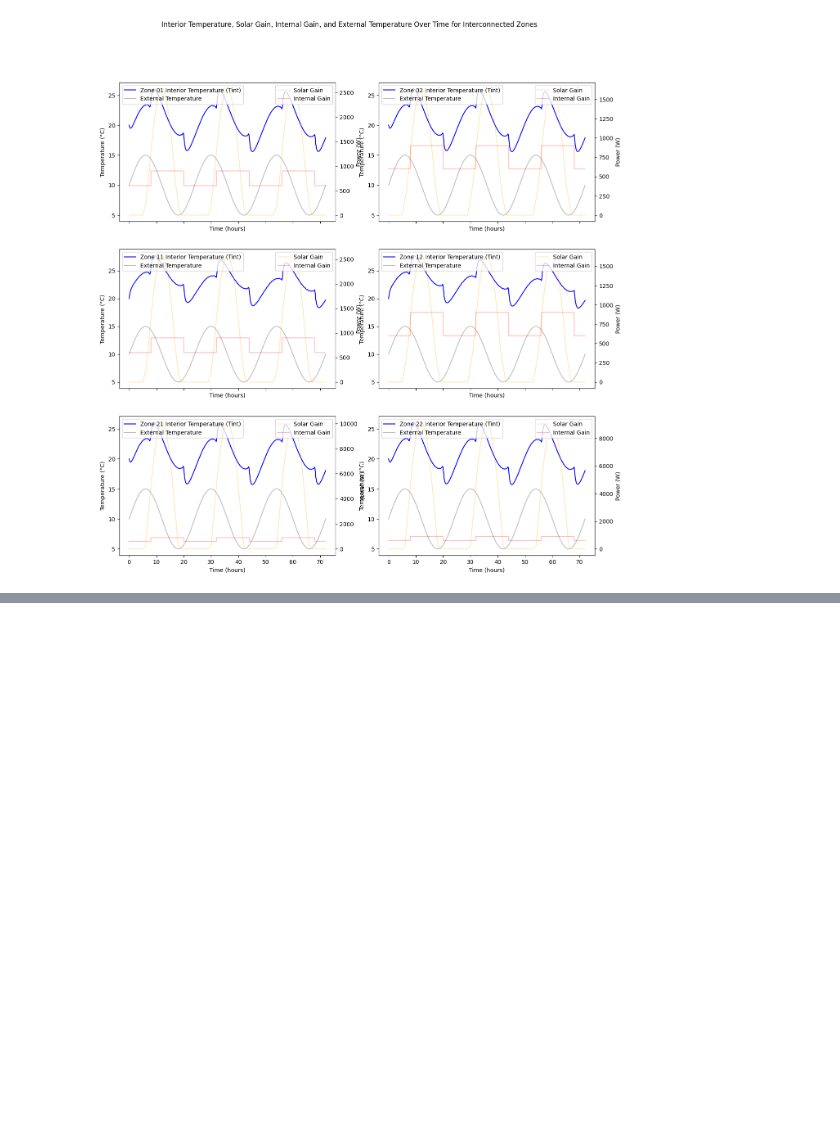
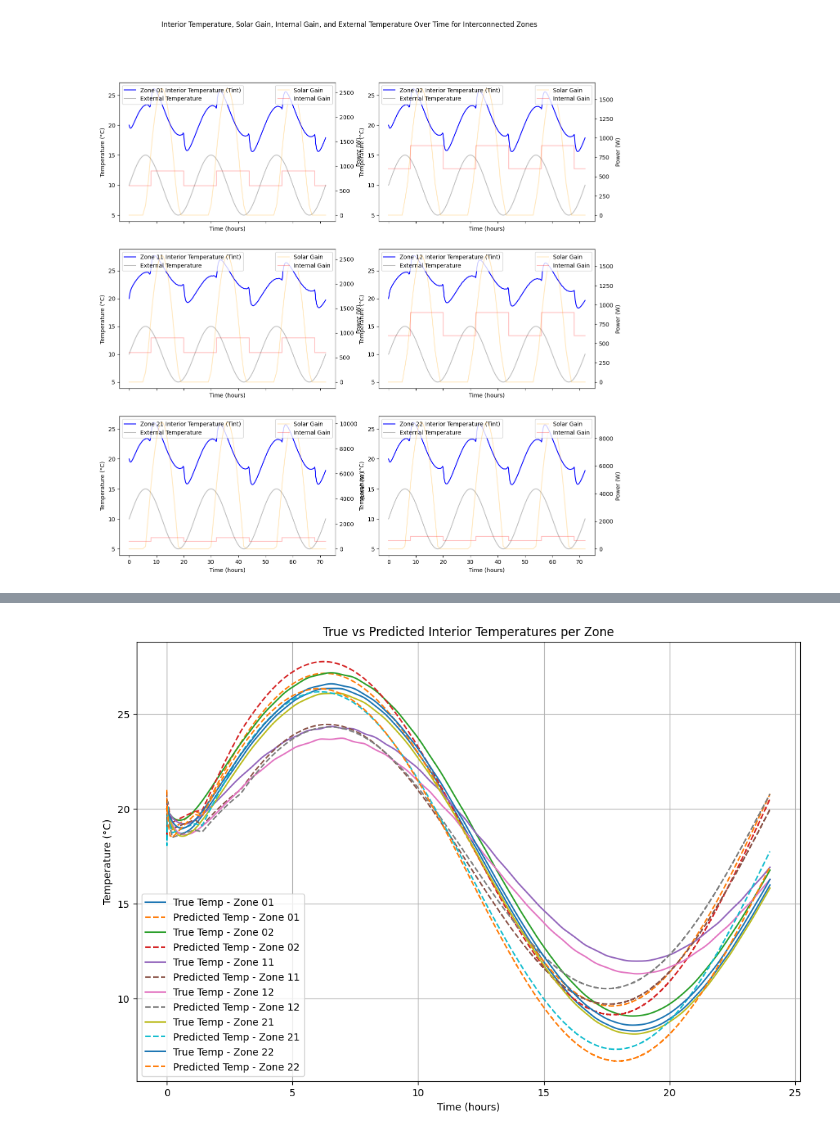
Before and after one commit to Timo-they/NN-Hybrid-Model-Thermal, a Jupyter notebook: Thermal_Model.ipynb, the cells around one changed output, grey strips where cells are left out. Drawn from its saved outputs; the diff is of its cells as text; code cells hidden in the pictures; blank space fills up the shorter version.

```diff
--- a/Thermal_Model.ipynb
+++ b/Thermal_Model.ipynb
@@ -95,7 +95,7 @@ class Zone:
         self.Cres = CRES
         self.initial_temp = initial_temp
         self.neighbors = [] #list of tuple(zone, surface)
-        self.neighbors_R = [] #list of tuple(zone, R_ij)
+..................................................................................................................        self.neighbors_R = [] #list of tuple(zone, R_ij)
 
         # Time-varying parameters
         self.external_temp_series = None
@@ -397,0 +543,68 @@ plt.show()
+# %%
+# Each time step has the features: [Text, time] and targets: temperatures for all zones
+features = np.column_stack([Text_values, time_eval])  # Input: External temperature and time
+targets = Tint_values  # Target: Temperatures for all zones
+
+# Convert to PyTorch tensors
+features_tensor = torch.tensor(features, dtype=torch.float32)
+targets_tensor = torch.tensor(targets, dtype=torch.float32)
+
+# Dataset and DataLoader
+dataset = TensorDataset(features_tensor, targets_tensor)
+dataloader = DataLoader(dataset, batch_size=64, shuffle=True)
+
+
+class MultiZoneTempPredictor(nn.Module):
+    def __init__(self, num_zones):
+        super(MultiZoneTempPredictor, self).__init__()
+        self.fc = nn.Sequential(
+            nn.Linear(2, 32),  # Input: 2 features (Text, time)
+            nn.ReLU(),
+            nn.Linear(32, 64),
+            nn.ReLU(),
+            nn.Linear(64, num_zones)  # Output: Temperatures for all zones
+        )
+
+    def forward(self, x):
+        return self.fc(x)
+
+# Initialize the model
+num_zones = len(zones)  # Number of zones in the system
+model = MultiZoneTempPredictor(num_zones)
+
+# Loss and optimizer
+criterion = nn.MSELoss()
+optimizer = torch.optim.Adam(model.parameters(), lr=0.0001)
+
+# Training loop
+epochs = 10
+for epoch in range(epochs):
+    for batch_features, batch_targets in dataloader:
+        predictions = model(batch_features)
+        loss = criterion(predictions, batch_targets)  # Multi-zone loss
+
+        optimizer.zero_grad()
+        loss.backward()
+        optimizer.step()
+
+    print(f"Epoch {epoch+1}/{epochs}, Loss: {loss.item():.4f}")
+
+
+# Predict for all zones
+with torch.no_grad():
+    test_predictions = model(features_tensor).numpy()  # Shape: (num_time_steps, num_zones)
+
+# Plot predictions for each zone
+time_in_hours = time_eval / 3600
+plt.figure(figsize=(12, 8))
+for i, zone in enumerate(zones.keys()):  # Iterate over zones
+    plt.plot(time_in_hours, Tint_values[:, i], label=f"True Temp - {zone}")        # True temperature
+    plt.plot(time_in_hours, test_predictions[:, i], label=f"Predicted Temp - {zone}", linestyle="--")  # Predicted temperature
+
+plt.xlabel("Time (hours)")
+plt.ylabel("Temperature (°C)")
+plt.title("True vs Predicted Interior Temperatures per Zone")
+plt.legend()
+plt.grid()
+plt.show()
+# %% [output]
@@ -397,0 +621 @@ plt.show()
+[figure, added]
```
Also changed, not shown: parts of 11 cells of this notebook.
